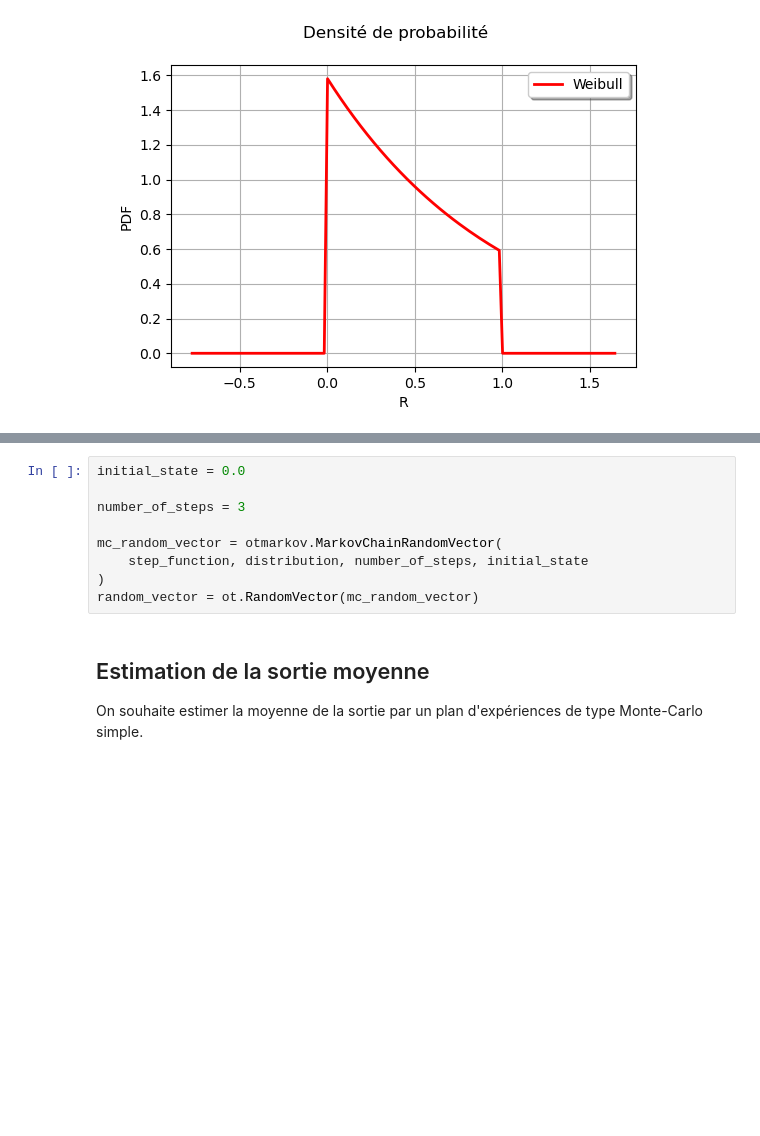
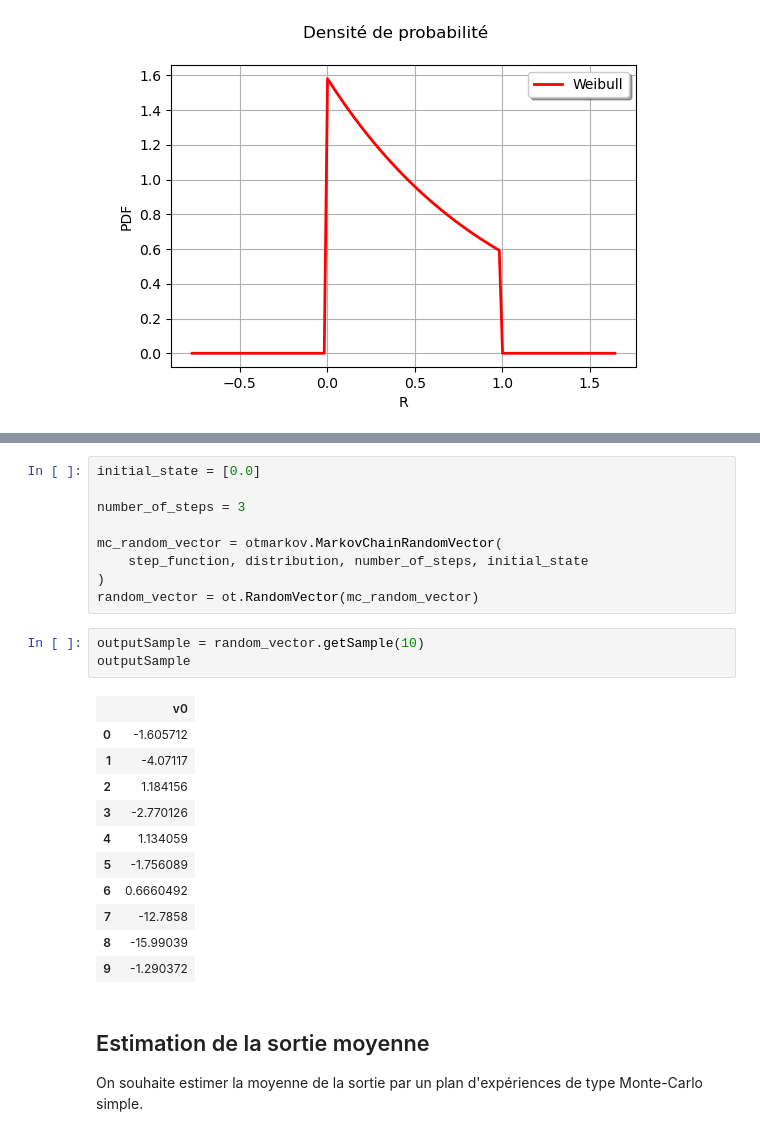
Before and after one commit to mbaudin47/otmarkov, a Jupyter notebook: demos/chaine-3-etats-otmarkov.ipynb, the cells around one changed output, grey strips where cells are left out. Cells and saved outputs as stored; diff of their text form; blank space fills up the shorter version.

```diff
--- a/demos/chaine-3-etats-otmarkov.ipynb
+++ b/demos/chaine-3-etats-otmarkov.ipynb
@@ -133,5 +224,5 @@ distribution = ot.ComposedDistribution([dist_K, dist_P, dist_R])
 # %%
-initial_state = 0.0
+initial_state = [0.0]
 
 number_of_steps = 3
 
@@ -139,6 +230,21 @@ mc_random_vector = otmarkov.MarkovChainRandomVector(
     step_function, distribution, number_of_steps, initial_state
 )
 random_vector = ot.RandomVector(mc_random_vector)
+# %%
+outputSample = random_vector.getSample(10)
+outputSample
+# %% [output]
+|  | v0 |
+| 0 | -1.605712 |
+| 1 | -4.07117 |
+| 2 | 1.184156 |
+| 3 | -2.770126 |
+| 4 | 1.134059 |
+| 5 | -1.756089 |
+| 6 | 0.6660492 |
+| 7 | -12.7858 |
+| 8 | -15.99039 |
+| 9 | -1.290372 |
 # %% [markdown]
 ## Estimation de la sortie moyenne
 
```
Also changed, not shown: parts of 36 cells of this notebook, 5 other files.
